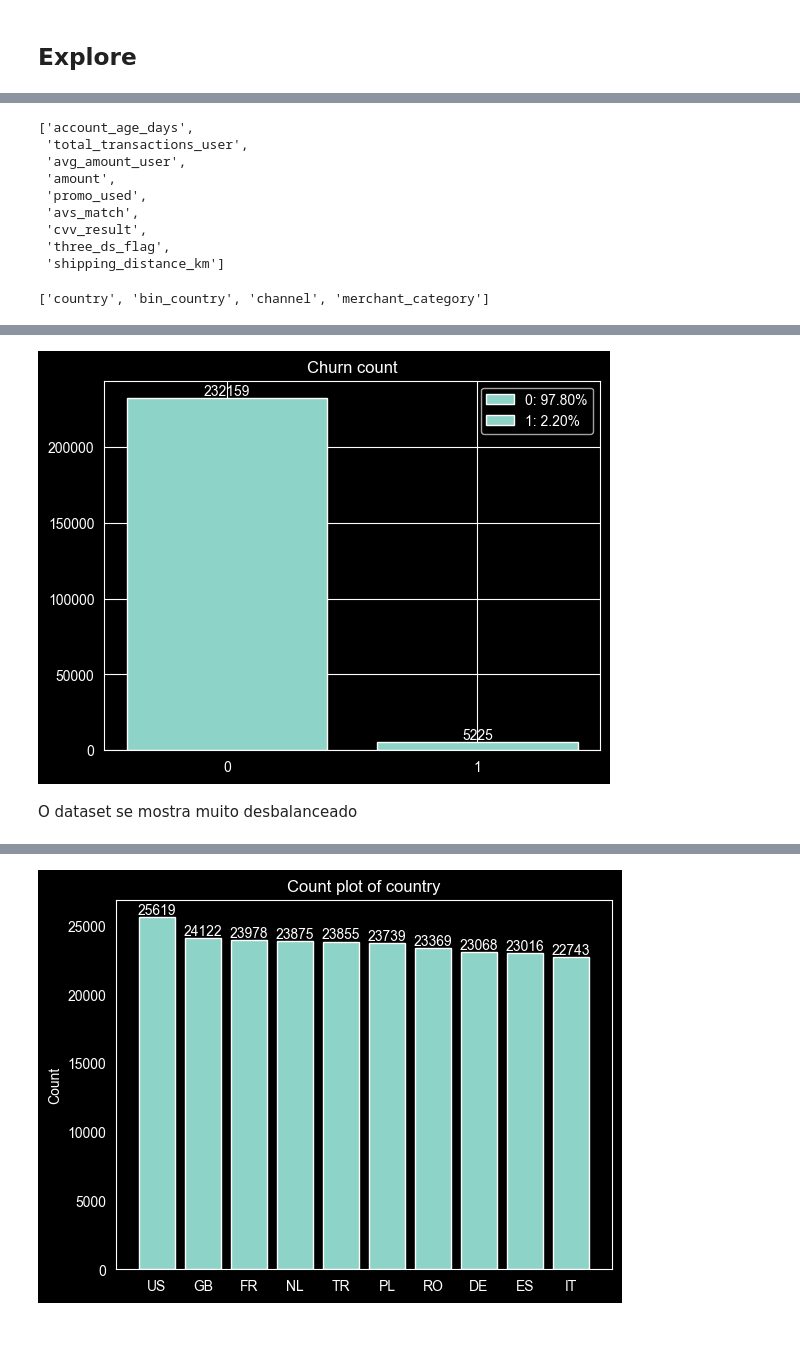
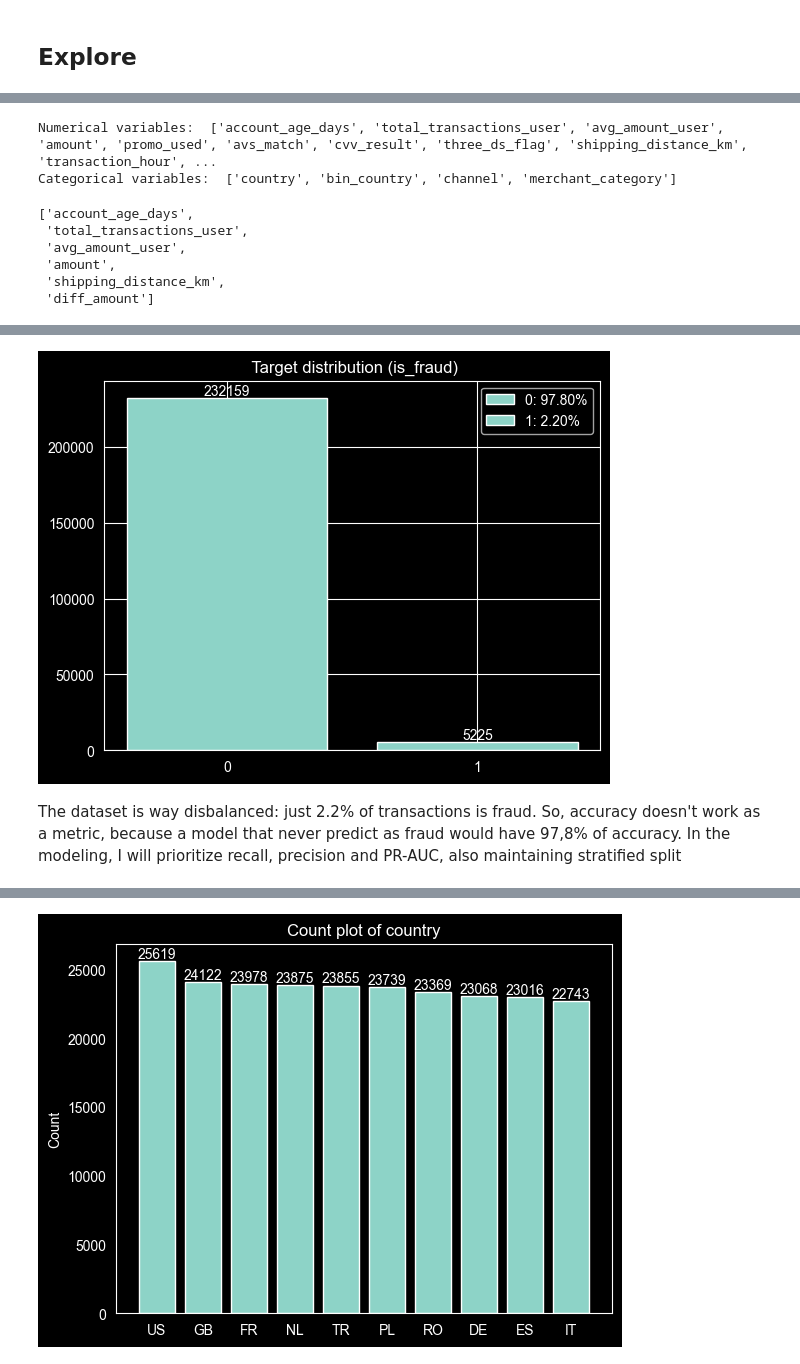
Before and after one commit to Gabrielvitorf6/Bank-fraud-predict, a Jupyter notebook: EDA.ipynb, the cells around one changed output, grey strips where cells are left out. Cells and saved outputs as stored; diff of their text form; code cells hidden in the pictures; blank space fills up the shorter version.

```diff
--- a/EDA.ipynb
+++ b/EDA.ipynb
@@ -78,0 +98,3 @@ df.head()
+# %%
+df['security_verification_score'] = df['avs_match'] + df['cvv_result'] + df['three_ds_flag']
+df.head(15)
@@ -83,3 +153,5 @@ Vou usar cerca de 10% da base para validação
+# %%
+df = df.drop('transaction_month', axis=1)
 # %%
 df['transaction_date'].max()
 # %% [output]
@@ -135,0 +159,10 @@ Name: is_fraud, dtype: int64
+# %%
+cutoff = dt.date(2024, 10, 28)
+
+oot = df[df['transaction_date'] > cutoff]
+df_train = df[df['transaction_date'] <= cutoff]
+
+print(f'OOT: {len(oot)} transactions ({len(oot) / len(df):.1%} of transactions)')
+print(f'Train: {len(df_train)} transactions ({len(df_train) / len(df):.1%} of transactions)')
+print(f'Fraud rate in train: {df_train.is_fraud.mean():.2%}')
+print(f'Fraud rate in OOT: {oot.is_fraud.mean():.2%}')
@@ -137,0 +176,4 @@ Dropando coluna com id do cliente
+# %%
+features = df_train.columns.drop(['is_fraud','transaction_id','user_id','transaction_datetime', 'transaction_date'])
+target = 'is_fraud'
+features
@@ -196,21 +266,25 @@ Separando features numéricas e categóricas
 # %%
 num_features = X_train.select_dtypes('number').columns.tolist()
 cat_features = X_train.select_dtypes("str").columns.tolist()
-num_features
+print("Numerical variables: ", num_features)
+print("Categorical variables: ",cat_features)
 # %% [output]
-['account_age_days',
- 'total_transactions_user',
- 'avg_amount_user',
- 'amount',
- 'promo_used',
- 'avs_match',
- 'cvv_result',
- 'three_ds_flag',
- 'shipping_distance_km']
+Numerical variables:  ['account_age_days', 'total_transactions_user', 'avg_amount_user', 'amount', 'promo_used', 'avs_match', 'cvv_result', 'three_ds_flag', 'shipping_distance_km', 'transaction_hour', ...
+Categorical variables:  ['country', 'bin_country', 'channel', 'merchant_category']
-# %%
-cat_features
-# %% [output]
-['country', 'bin_country', 'channel', 'merchant_category']
+# %%
+binaries_features = ['promo_used','diff_country','avs_match', 'cvv_result', 'three_ds_flag','security_verification_score']
+log_features = ['avg_amount_user', 'amount','shipping_distance_km','diff_amount']
+time_features = ['week_day', 'transaction_hour']
+continuous_features = [f for f in num_features if f not in binaries_features + time_features]
+general_rate = df_analysis[target].mean()
+continuous_features
+# %% [output]
+['account_age_days',
+ 'total_transactions_user',
+ 'avg_amount_user',
+ 'amount',
+ 'shipping_distance_km',
+ 'diff_amount']
 # %%
 df_analysis[num_features].describe()
 # %% [output]
@@ -252,15 +326,15 @@ Name: proportion, dtype: str
 # %%
 count = df_analysis[target].value_counts()
 percent_count = df_analysis[target].value_counts(normalize=True) * 100
 legend_labels = [f'{idx}: {percent_count[idx]:.2f}%' for idx in count.index]
 
-plt.title("Churn count")
+plt.title(" Target distribution (is_fraud)")
 
 bars = plt.bar(count.index.astype(str), count.values, align='center')
 plt.bar_label(bars)
 plt.legend(bars, legend_labels)
 plt.show()
 # %% [output]
-[figure, old version]
+[figure, new version]
 # %% [markdown]
-O dataset se mostra muito desbalanceado
+The dataset is way disbalanced: just 2.2% of transactions is fraud. So, accuracy doesn't work as a metric, because a model that never predict as fraud would have 97,8% of accuracy. In the modeling, I will prioritize recall, precision and PR-AUC, also maintaining stratified split
```
Also changed, not shown: parts of 52 cells of this notebook.
